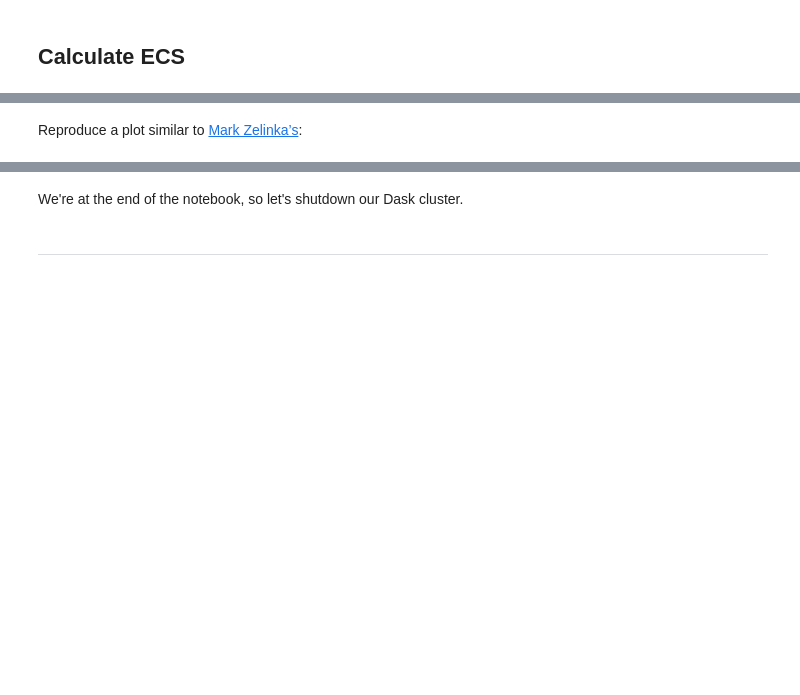
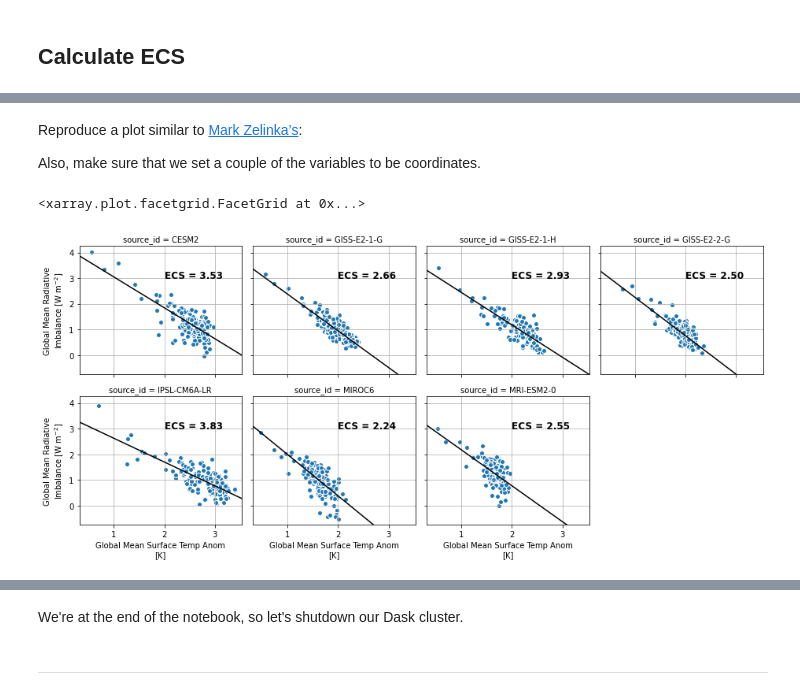
Before and after one commit to esgf2-us/cmip6-cookbook, a Jupyter notebook: _sources/notebooks/example-workflows/ecs-cmip6.ipynb, the cells around one changed output, grey strips where cells are left out. Drawn from its saved outputs; the diff is of its cells as text; code cells hidden in the pictures; blank space fills up the shorter version.

```diff
--- a/_sources/notebooks/example-workflows/ecs-cmip6.ipynb
+++ b/_sources/notebooks/example-workflows/ecs-cmip6.ipynb
@@ -283,16 +476,25 @@ ds_abrupt
 # %% [markdown]
 Reproduce a plot similar to [Mark Zelinka’s](https://twitter.com/mzelinka/status/1255534531144085513):
+
+Also, make sure that we set a couple of the variables to be coordinates.
 # %%
-fg = ds_abrupt.plot.scatter(x='tas', y='imbalance', col='source_id', col_wrap=5)
+ds_abrupt = ds_abrupt.set_coords(['tas', 'imbalance'])
+
+fg = ds_abrupt.plot.scatter(x='tas', y='imbalance', col='source_id', col_wrap=4, add_colorbar=False)
 
 def calc_and_plot_ecs(x, y, **kwargs):
+    x = x[~np.isnan(x)]
+    y = y[~np.isnan(y)]
     a, b = np.polyfit(x, y, 1)
     ecs = -1.0 * b/a
     plt.autoscale(False)
     plt.plot([0, 10], np.polyval([a, b], [0, 10]), 'k')
-    plt.text(4, 6, f'ECS = {ecs:3.2f}', fontdict={'weight': 'bold', 'size': 12})
+    plt.text(2, 3, f'ECS = {ecs:3.2f}', fontdict={'weight': 'bold', 'size': 12})
     plt.grid()
 
 fg.map(calc_and_plot_ecs, 'tas', 'imbalance')
+# %% [output]
+<xarray.plot.facetgrid.FacetGrid at 0x...>
+[figure, added]
 # %%
 ds_abrupt.ecs.plot.hist();
```
Also changed, not shown: parts of 15 cells of this notebook, 28 other files.
